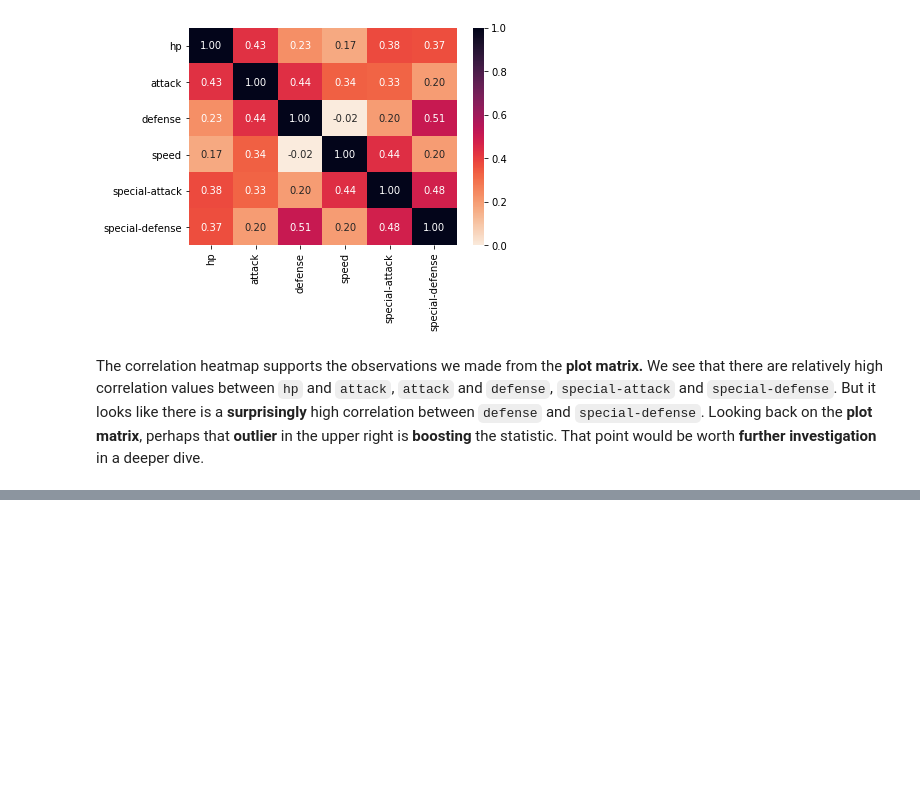
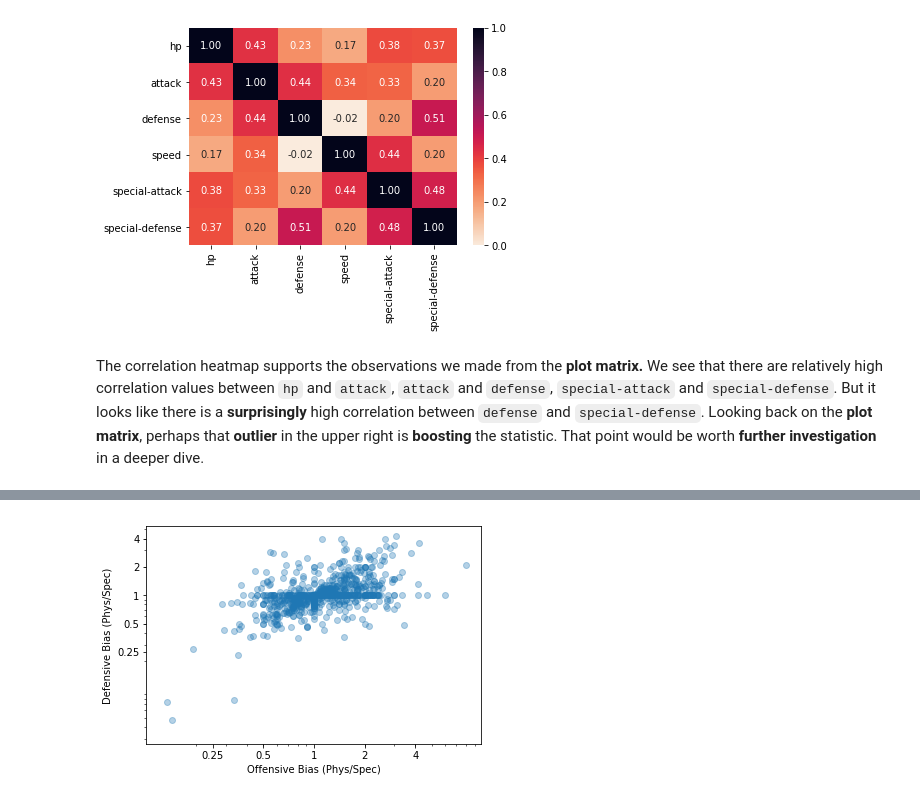
Before and after one commit to iRaied/Project_5_3_Pokemon, a Jupyter notebook: Multivariate_Vis_Size_and_Shape.ipynb, the cells around one changed output, grey strips where cells are left out. Cells and saved outputs as stored; diff of their text form; code cells hidden in the pictures; blank space fills up the shorter version.

```diff
--- a/Multivariate_Vis_Size_and_Shape.ipynb
+++ b/Multivariate_Vis_Size_and_Shape.ipynb
@@ -474,0 +505,12 @@ That point would be worth **further investigation** in a deeper dive.
+# %%
+# Next, we will add some tick marks appropriate for a log scale
+plt.scatter(data = pokemon, x = 'atk_ratio', y = 'def_ratio', alpha = 1/3)
+plt.xlabel('Offensive Bias (Phys/Spec)')
+plt.ylabel('Defensive Bias (Phys/Spec)');
+plt.xscale('log')
+plt.yscale('log')
+tick_loc = [0.25, 0.5, 1, 2, 4]
+plt.xticks(tick_loc, tick_loc)
+plt.yticks(tick_loc, tick_loc);
+# %% [output]
+[figure, added]
```
Also changed, not shown: parts of 7 cells of this notebook.
